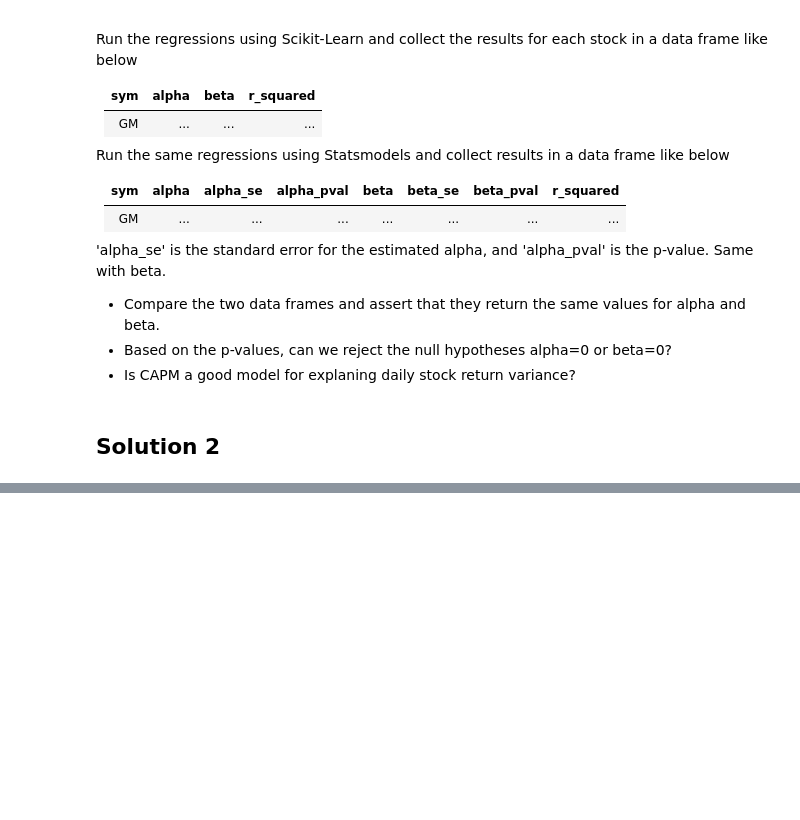
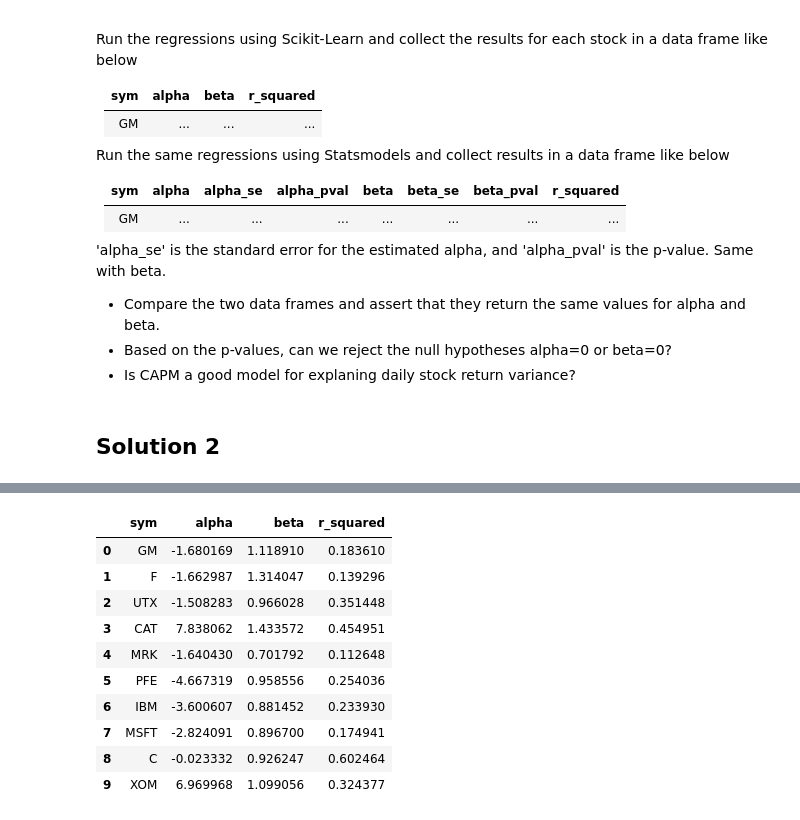
Before and after one commit to fionaliuyu/hello-world, a Jupyter notebook: HW01-LinearRegression.ipynb, the cells around one changed output, grey strips where cells are left out. Saved outputs shown, nothing was run; the diff lists cells and outputs as text; code cells hidden in the pictures; blank space fills up the shorter version.

```diff
--- a/HW01-LinearRegression.ipynb
+++ b/HW01-LinearRegression.ipynb
@@ -88,0 +244,33 @@ Run the same regressions using Statsmodels and collect results in a data frame l
+# %%
+#Run a linear regression for each stock, using its excess return as the y-variable and the SP index excess return as the x-variable.
+#Run the regressions using Scikit-Learn and collect the results for each stock in a data frame like below
+alpha_sk=[]
+beta_sk=[]
+r2_sk=[]
+for i in range(10):
+    X_train, X_test, y_train, y_test = train_test_split(dataset.iloc[:, -1], dataset.iloc[:, i],
+                                        test_size=0.25, random_state=42)
+    lm = linear_model.LinearRegression(fit_intercept=True)
+    lm.fit(X_train[:, np.newaxis], y_train)
+    alpha_sk.append(lm.intercept_)
+    beta_sk.append(lm.coef_)
+    r2_score = lm.score(X_test[:, np.newaxis], y_test)
+    r2_sk.append(r2_score)
+alpha_sk=np.array(alpha_sk)
+beta_sk=np.array(beta_sk)
+r2_sk=np.array(r2_sk)
+stock_name=np.array(['GM', 'F', 'UTX', 'CAT', 'MRK', 'PFE', 'IBM', 'MSFT', 'C', 'XOM'])
+Scikit_Learn_results=pd.DataFrame({'sym':stock_name, 'alpha':alpha_sk, 'beta':beta_sk[:,0], 'r_squared':r2})
+Scikit_Learn_results
+# %% [output]
+|  | sym | alpha | beta | r_squared |
+| 0 | GM | -1.680169 | 1.118910 | 0.183610 |
+| 1 | F | -1.662987 | 1.314047 | 0.139296 |
+| 2 | UTX | -1.508283 | 0.966028 | 0.351448 |
+| 3 | CAT | 7.838062 | 1.433572 | 0.454951 |
+| 4 | MRK | -1.640430 | 0.701792 | 0.112648 |
+| 5 | PFE | -4.667319 | 0.958556 | 0.254036 |
+| 6 | IBM | -3.600607 | 0.881452 | 0.233930 |
+| 7 | MSFT | -2.824091 | 0.896700 | 0.174941 |
+| 8 | C | -0.023332 | 0.926247 | 0.602464 |
+| 9 | XOM | 6.969968 | 1.099056 | 0.324377 |
```
Also changed, not shown: parts of 17 cells of this notebook, 1 other file.
